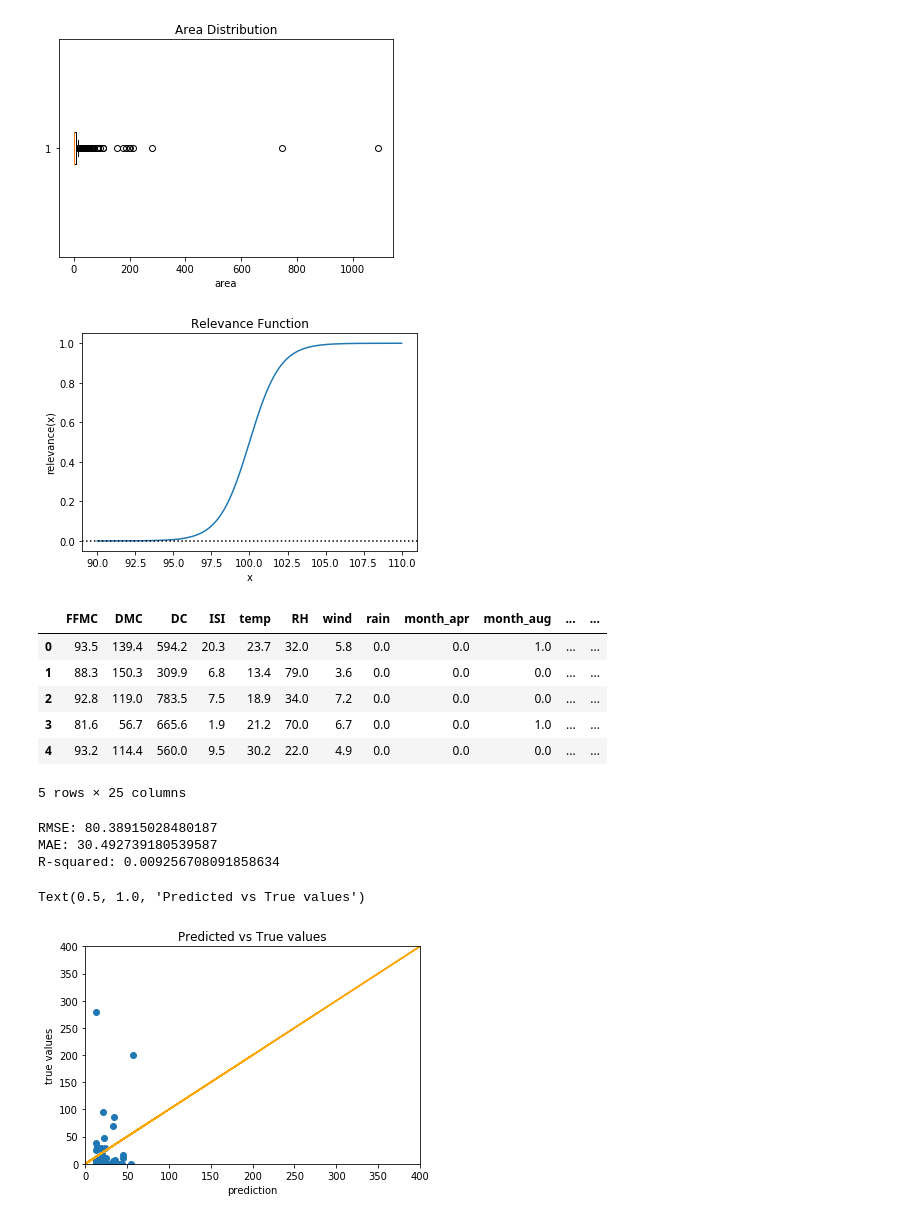
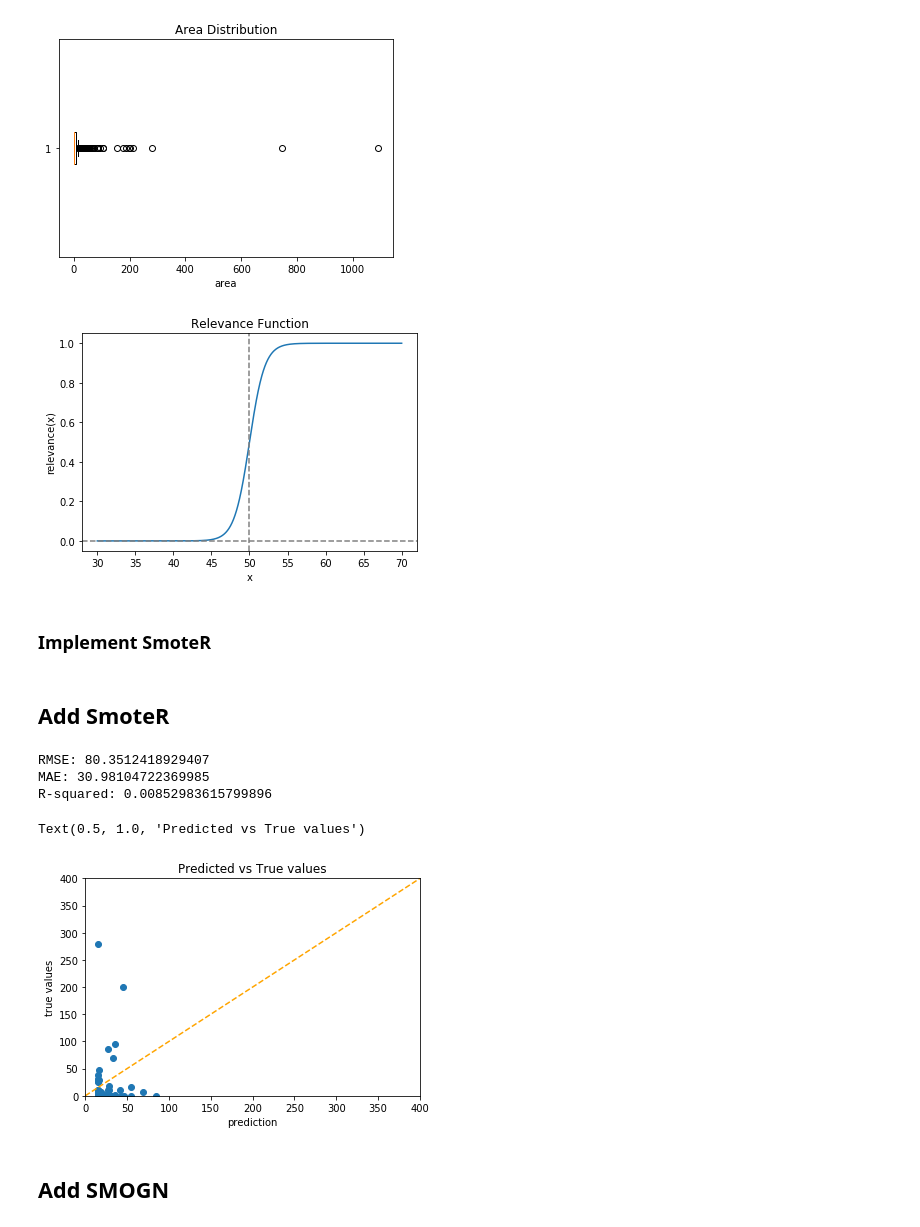
Before and after one commit to Lexie88rus/regression_techniques, a Jupyter notebook: smoter-demo.ipynb, the cells around one changed output. Saved outputs shown, nothing was run; the diff lists cells and outputs as text; code cells hidden in the pictures.

```diff
--- a/smoter-demo.ipynb
+++ b/smoter-demo.ipynb
@@ -113,20 +125,22 @@ plt.show()
 # %%
 # implement relevance function
 # see paper: https://www.researchgate.net/publication/220699419_Utility-Based_Regression
 def relevance(x):
     x = np.array(x)
-    return sigmoid(x - 100)
+    return sigmoid(x - 50)
 
 # plot relevance function
-plt.plot(np.linspace(90, 110, 1000), relevance(np.linspace(90, 110, 1000)))
+plt.plot(np.linspace(30, 70, 1000), relevance(np.linspace(30, 70, 1000)))
 plt.title('Relevance Function')
 plt.xlabel('x')
-plt.axhline(y=0, c='black', linestyle=':')
-#plt.axvline(x=0, c='black', linestyle=':')
+plt.axhline(y=0, c='gray', linestyle='--')
+plt.axvline(x=50, c='gray', linestyle='--')
 plt.ylabel('relevance(x)')
 plt.show()
 # %% [output]
-[figure, old version]
+[figure, new version]
+# %% [markdown]
+### Implement SmoteR
 # %%
 # implement SMOTER
 # see paper: https://core.ac.uk/download/pdf/29202178.pdf
@@ -220,21 +234,16 @@ def SmoteR(D, target, th = 0.999, o = 200, u = 100, k = 3, categorical_col = [])
     new_D = pd.concat([new_cases, norm_cases], axis=0)
 
     return new_D
+# %% [markdown]
+## Add SmoteR
 # %%
+# construct the initial dataset for SmoteR
 cols = X_train.columns.tolist()
 cols.append('area')
 D = pd.DataFrame(np.concatenate([X_train, y_train], axis=1), columns = cols)
-D.head()
-# %% [output]
-|  | FFMC | DMC | DC | ISI | temp | RH | wind | rain | month_apr | month_aug | ... | ... |
-| 0 | 93.5 | 139.4 | 594.2 | 20.3 | 23.7 | 32.0 | 5.8 | 0.0 | 0.0 | 1.0 | ... | ... |
-| 1 | 88.3 | 150.3 | 309.9 | 6.8 | 13.4 | 79.0 | 3.6 | 0.0 | 0.0 | 0.0 | ... | ... |
-| 2 | 92.8 | 119.0 | 783.5 | 7.5 | 18.9 | 34.0 | 7.2 | 0.0 | 0.0 | 0.0 | ... | ... |
-| 3 | 81.6 | 56.7 | 665.6 | 1.9 | 21.2 | 70.0 | 6.7 | 0.0 | 0.0 | 1.0 | ... | ... |
-| 4 | 93.2 | 114.4 | 560.0 | 9.5 | 30.2 | 22.0 | 4.9 | 0.0 | 0.0 | 0.0 | ... | ... |
-5 rows × 25 columns
 # %%
-np.random.seed(123)
+# apply SmoteR to get the new dataset
+np.random.seed(43)
 Xs = SmoteR(D, target='area', th = 0.999, o = 300, u = 100, k = 3, categorical_col = ['month_apr',
        'month_aug', 'month_dec', 'month_feb', 'month_jan', 'month_jul',
        'month_jun', 'month_mar', 'month_may', 'month_nov', 'month_oct',
@@ -244,7 +253,10 @@ Xs = SmoteR(D, target='area', th = 0.999, o = 300, u = 100, k = 3, categorical_c
 X_train = Xs.drop(columns=['area'])
 y_train = Xs[['area']]
 
+
+# model and check the results
 model = RandomForestRegressor(max_depth=2, min_samples_split=2, min_samples_leaf=1, random_state=0, n_estimators=100)
+
 model.fit(X_train, y_train.values.ravel())
 
 y_pred = model.predict(X_test)
@@ -252,14 +264,15 @@ y_pred = model.predict(X_test)
 # print out the prediction scores
 print('RMSE: {}'.format(np.sqrt(mean_squared_error(y_test, y_pred))))
 print('MAE: {}'.format(mean_absolute_error(y_test, y_pred)))
-print('R-squared: {}'.format(explained_variance_score(y_test, y_pred)))
+print('R-squared: {}'.format(r2_score(y_test, y_pred)))
 # %% [output]
-RMSE: 80.38915028480187
-MAE: 30.492739180539587
-R-squared: 0.009256708091858634
+RMSE: 80.3512418929407
+MAE: 30.98104722369985
+R-squared: 0.00852983615799896
 # %%
+# plot the results
 plt.scatter(y_pred, y_test)
-plt.plot(y_test, y_test, c = 'orange')
+plt.plot(np.linspace(0,400,400), np.linspace(0,400,400), c = 'orange', linestyle='--')
 plt.xlabel('prediction')
 plt.ylabel('true values')
 plt.xlim(0,400)
@@ -267,4 +280,6 @@ plt.ylim(0,400)
 plt.title('Predicted vs True values')
 # %% [output]
 Text(0.5, 1.0, 'Predicted vs True values')
-[figure, old version]
+[figure, new version]
+# %% [markdown]
+## Add SMOGN
```
Also changed, not shown: parts of 15 cells of this notebook.
